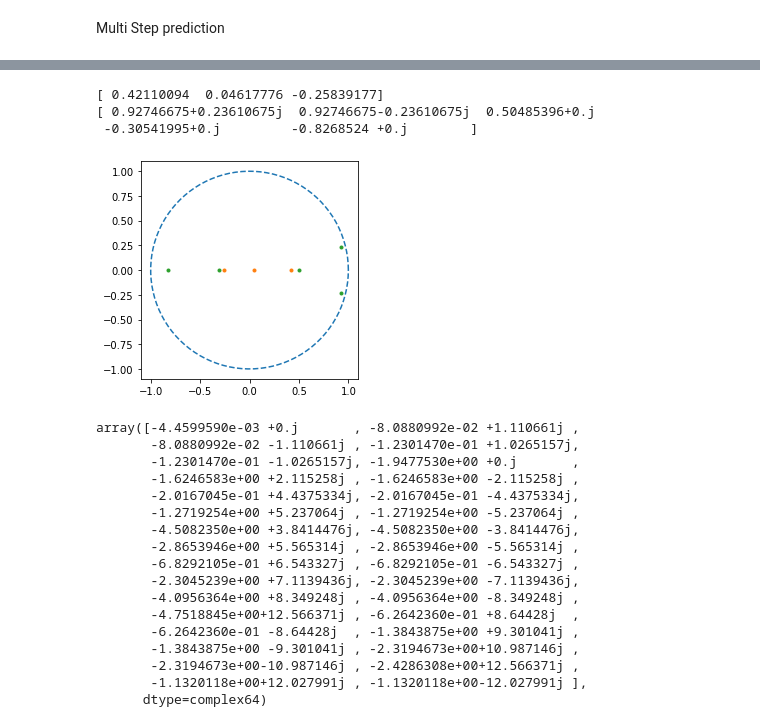
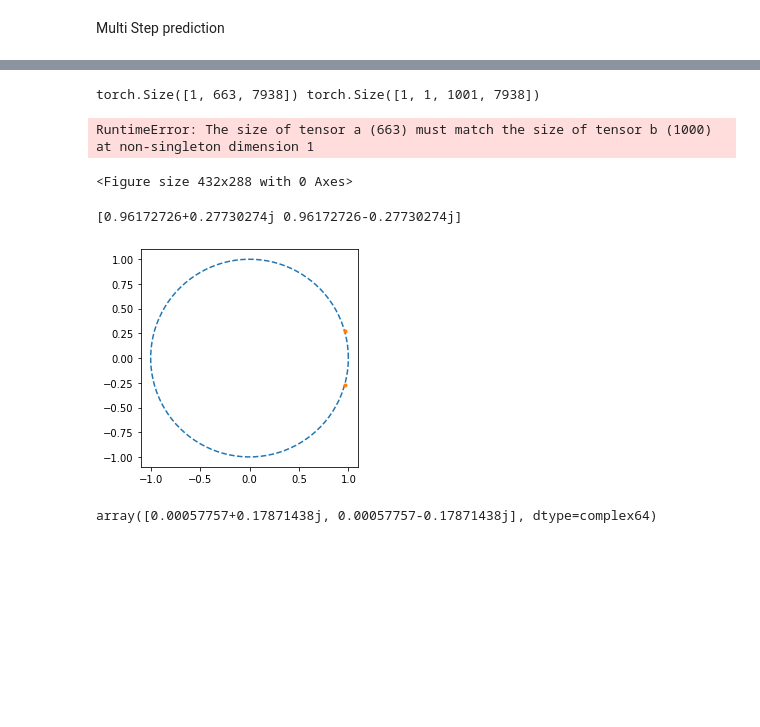
Before and after one commit to RigasLab/MZ-AE, a Jupyter notebook: Notebooks/eval_model_notebook_2Dcyl_multimodel_multistep_Exp4.2.4.ipynb, the cells around one changed output, grey strips where cells are left out. Cells and saved outputs as stored; diff of their text form; code cells hidden in the pictures; blank space fills up the shorter version.

```diff
--- a/Notebooks/eval_model_notebook_2Dcyl_multimodel_multistep_Exp4.2.4.ipynb
+++ b/Notebooks/eval_model_notebook_2Dcyl_multimodel_multistep_Exp4.2.4.ipynb
@@ -240,18 +220,20 @@ Multi Step prediction
 # %%
 #multistep prediction
 timesteps = 1000
-initial_step = 0
+initial_step = 130
 initial_conditions = Phi_nn[:,initial_step,:].to(models[0].device)
 
-x_ms_hat = []
+x_ms_hat, xkoop_ms_hat, xseq_ms_hat = [], [], []
 Phi_ms_hat = torch.zeros((len(models),1,timesteps+1,models[0].statedim)).to(models[0].device)
 Phi_ms_koop = torch.zeros((len(models),1,timesteps,models[0].statedim)).to(models[0].device)
 
 print("ic shape:", initial_conditions.shape)
 
 for i in range(len(models)):
-    x_hat_temp, Phi_ms_hat[i], Phi_ms_koop[i] = models[i].predict_multistep(initial_conditions, timesteps)
+    x_hat_temp, Phi_ms_hat[i], Phi_ms_koop[i], xkoop_hat_temp, xseq_hat_temp = models[i].predict_multistep(initial_conditions, timesteps)
     x_ms_hat.append(x_hat_temp)
+    xkoop_ms_hat.append(xkoop_hat_temp)
+    xseq_ms_hat.append(xseq_hat_temp)
 print(Phi_ms_hat.shape, Phi_ms_koop.shape)
 # %% [output]
 ic shape: torch.Size([1, 7938])
@@ -270,7 +252,7 @@ U_ms_hat.shape, V_ms_hat.shape, U.shape, V.shape
 k_ms_pred = energy(U_ms_hat, V_ms_hat)
 print(k_ms_pred.shape)
 plt.figure()
-for i in [0,1]:
+for i in [0]:
 
     plt.plot(k_ms_pred[i,0,:], label = f"Number Observables {models[i].num_obs}")
     # else:
@@ -298,7 +280,7 @@ U_ms_koop.shape, V_ms_koop.shape
 k_ms_koop = energy(U_ms_koop, V_ms_koop)
 print(k_ms_koop.shape)
 plt.figure()
-for i in [0,1]:
+for i in [0]:
 
     plt.plot(k_ms_koop[i,0,:], label = f"pred_horizon {models[i].seq_model_weight}")
     # else:
@@ -339,7 +353,7 @@ print(Phi_nn.shape, Phi_ms_hat.shape)
 State_MSE_multistep = torch.zeros((len(models),timesteps))
 
 plt.figure()
-for i in [0,1,2]:#range(len(models)-3):
+for i in [0]:#range(len(models)-3):
     State_MSE_multistep[i] = Eval_MZA.state_mse(Phi_nn[:,:timesteps],Phi_ms_hat[i,:,:timesteps]).detach().cpu()
     # if i!=len(models)-1:
     plt.semilogy(State_MSE_multistep[i].numpy(), label = f"Num Obs {models[i].num_obs}")
@@ -352,6 +366,10 @@ plt.legend()
 plt.xlabel("Timesteps")
 plt.ylabel("MSE")
 # np.save("koopman_numobs32.npy",Phi_hat.cpu().numpy())
+# %% [output]
+torch.Size([1, 663, 7938]) torch.Size([1, 1, 1001, 7938])
+RuntimeError: The size of tensor a (663) must match the size of tensor b (1000) at non-singleton dimension 1
+<Figure size 432x288 with 0 Axes>
 # %%
 plt.figure()
 for i in range(len(models)):
@@ -364,56 +382,38 @@ plt.ylabel("MSE")
 # %%
 #eigenvalue study
 plt.figure()
 plt.gca().set_aspect('equal')
 
 angles = np.linspace(0, 2 * np.pi, 100)
 unit_circle = np.exp(1j * angles)
 plt.plot(unit_circle.real, unit_circle.imag, '--', label = "Unit Circle")
 
-for i in [0,1]:
+for i in [0]:
 
     mat = models[i].model.koopman.getKoopmanMatrix()
     mat = mat.detach().cpu().numpy()
     w, v = np.linalg.eig(mat)
 
     idx = w.argsort()[::-1]
     w = w[idx]
     v = v[:,idx]
 
     print(w)
     # plt.matshow(mat)
     # plt.colorbar()
     # plt.figure()
     plt.plot(np.real(w), np.imag(w), ".", label = f"Num Observables {models[i].num_obs}")
 
 
 # plt.legend()
 # %% [output]
-[ 0.42110094  0.04617776 -0.25839177]
-[ 0.92746675+0.23610675j  0.92746675-0.23610675j  0.50485396+0.j
- -0.30541995+0.j         -0.8268524 +0.j        ]
+[0.96172726+0.27730274j 0.96172726-0.27730274j]
-[figure, old version]
+[figure, new version]
 # %%
-lamb = np.log(w)/0.25
+lamb = (np.log(w)/0.25)/(2*np.pi)
 lamb
 # %% [output]
-array([-4.4599590e-03 +0.j       , -8.0880992e-02 +1.110661j ,
-       -8.0880992e-02 -1.110661j , -1.2301470e-01 +1.0265157j,
-       -1.2301470e-01 -1.0265157j, -1.9477530e+00 +0.j       ,
-       -1.6246583e+00 +2.115258j , -1.6246583e+00 -2.115258j ,
-       -2.0167045e-01 +4.4375334j, -2.0167045e-01 -4.4375334j,
-       -1.2719254e+00 +5.237064j , -1.2719254e+00 -5.237064j ,
-       -4.5082350e+00 +3.8414476j, -4.5082350e+00 -3.8414476j,
-       -2.8653946e+00 +5.565314j , -2.8653946e+00 -5.565314j ,
-       -6.8292105e-01 +6.543327j , -6.8292105e-01 -6.543327j ,
-       -2.3045239e+00 +7.1139436j, -2.3045239e+00 -7.1139436j,
-       -4.0956364e+00 +8.349248j , -4.0956364e+00 -8.349248j ,
-       -4.7518845e+00+12.566371j , -6.2642360e-01 +8.64428j  ,
-       -6.2642360e-01 -8.64428j  , -1.3843875e+00 +9.301041j ,
-       -1.3843875e+00 -9.301041j , -2.3194673e+00+10.987146j ,
-       -2.3194673e+00-10.987146j , -2.4286308e+00+12.566371j ,
-       -1.1320118e+00+12.027991j , -1.1320118e+00-12.027991j ],
-      dtype=complex64)
+array([0.00057757+0.17871438j, 0.00057757-0.17871438j], dtype=complex64)
 # %%
 error = np.zeros((1,models[-1].num_obs))
 for i in range(error.shape[1]):
```
Also changed, not shown: parts of 15 cells of this notebook, 5 other files.
